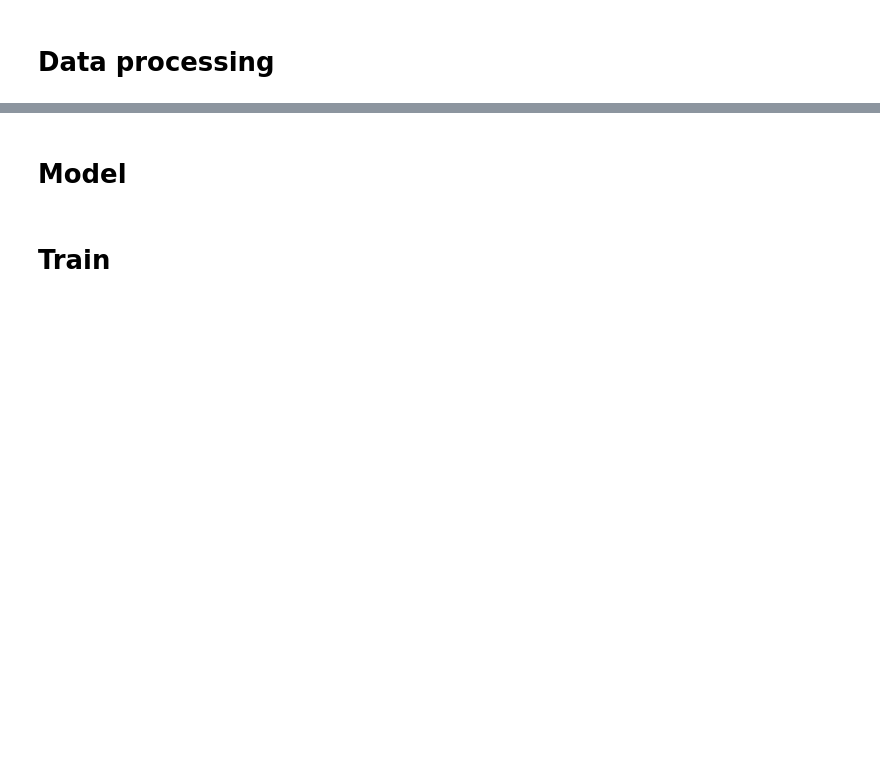
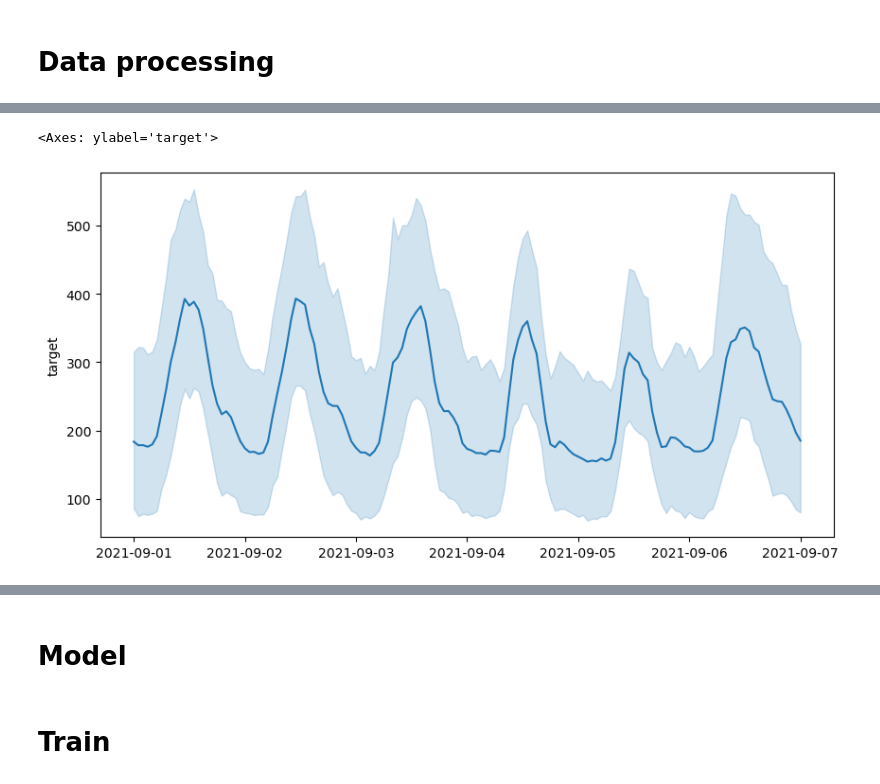
Before and after one commit to Accoutant/kaggle_competition, a Jupyter notebook: models/train-and-predict.ipynb, the cells around one changed output, grey strips where cells are left out. Cells and saved outputs as stored; diff of their text form; code cells hidden in the pictures; blank space fills up the shorter version.

```diff
--- a/models/train-and-predict.ipynb
+++ b/models/train-and-predict.ipynb
@@ -16,0 +72,8 @@ root_path = '../data/'
+# %%
+# 放大到一个星期
+train_week = train_show.loc[pd.date_range('2021-9-1', '2021-9-7', freq='H')]
+plt.figure(figsize=(10, 5))
+sns.lineplot(x=train_week.index, y=train_week['target'])
+# %% [output]
+<Axes: ylabel='target'>
+[figure, added]
```
Also changed, not shown: parts of 20 cells of this notebook, 3 other files.
